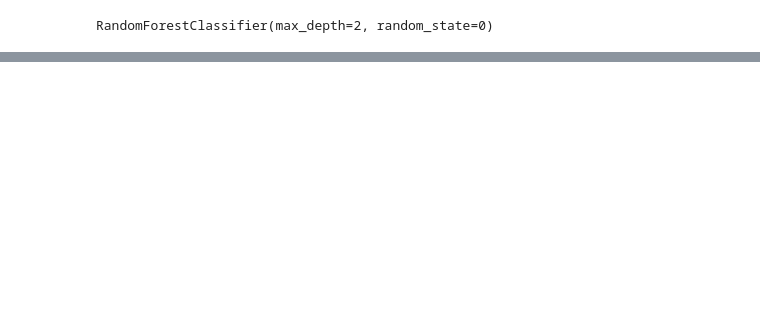
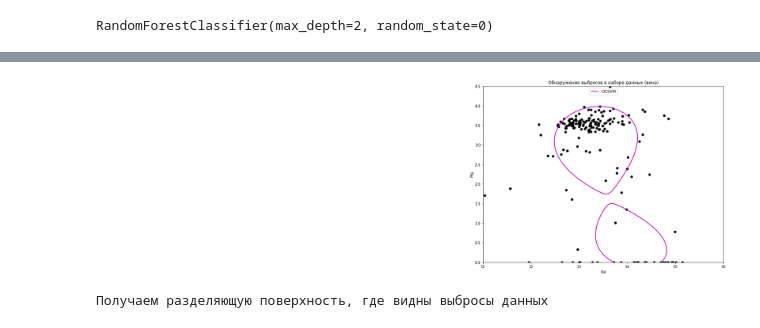
Before and after one commit to Ch0k/ML-DZ9, a Jupyter notebook: Untitled6.ipynb, the cells around one changed output, grey strips where cells are left out. Drawn from its saved outputs; the diff is of its cells as text; code cells hidden in the pictures; blank space fills up the shorter version.

```diff
--- a/Untitled6.ipynb
+++ b/Untitled6.ipynb
@@ -336,0 +389,9 @@ R2 score: 0.35710698141637376
+# %%
+
+# Author: Virgile Fritsch <virgile.fritsch@inria.fr>
+# License: BSD 3 clause
+classifiers = {
+    "OCSVM": OneClassSVM(nu=0.25, gamma=0.35)}
+colors = ['m', 'g', 'b']
+legend1 = {}
+legend2 = {}
@@ -336,0 +427,38 @@ R2 score: 0.35710698141637376
+# %%
+
+X1
+# Выделяем границы обнаружения выбросов с помощью нескольких классификаторов
+# метод meshgrid используется для красивой отрисовки
+xx1, yy1 = np.meshgrid(np.linspace(11, 16, 500), np.linspace(0, 4.5, 500))
+for i, (clf_name, clf) in enumerate(classifiers.items()):
+    plt.figure(1, figsize=(12,9))
+    clf.fit(X1)
+    Z1 = clf.decision_function(np.c_[xx1.ravel(), yy1.ravel()])
+    Z1 = Z1.reshape(xx1.shape)
+    legend1[clf_name] = plt.contour(
+        xx1, yy1, Z1, levels=[0], linewidths=2, colors=colors[i])
+
+legend1_values_list = list(legend1.values())
+legend1_keys_list = list(legend1.keys())
+
+# Отрисовка результатов (= форма облака точек данных)
+plt.figure(1, figsize=(12,9))  # 2 кластера
+plt.title("Обнаружение выбросов в наборе данных (вина)")
+plt.scatter(X1[:, 0], X1[:, 1], color='black')
+bbox_args = dict(boxstyle="round", fc="0.8")
+arrow_args = dict(arrowstyle="->")
+plt.annotate("выбросы!", xy=(4, 2),
+             xycoords="data", textcoords="data",
+             xytext=(3, 1.25), bbox=bbox_args, arrowprops=arrow_args)
+plt.xlim((xx1.min(), xx1.max()))
+plt.ylim((yy1.min(), yy1.max()))
+plt.legend((legend1_values_list[0].collections[0],),(legend1_keys_list[0], ),
+           loc="upper center",
+           prop=matplotlib.font_manager.FontProperties(size=11))
+plt.ylabel("Mg")
+plt.xlabel("Na")
+plt.show()
+print('Получаем разделяющую поверхность, где видны выбросы данных')
+# %% [output]
+[figure, added]
+Получаем разделяющую поверхность, где видны выбросы данных
```
Also changed, not shown: parts of 15 cells of this notebook.
